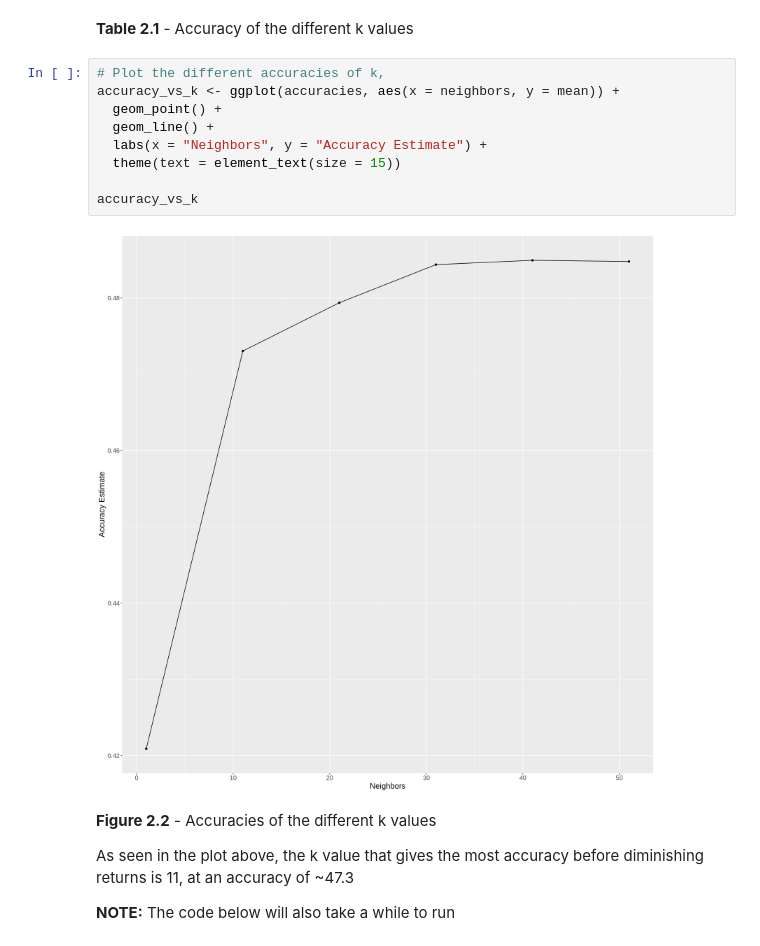
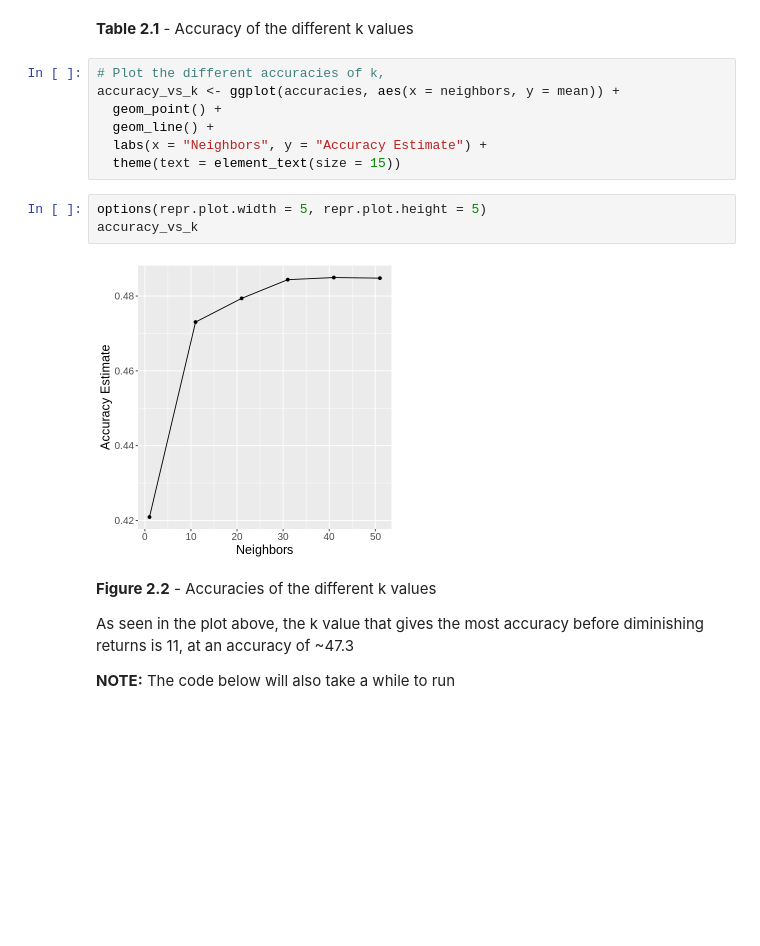
Before and after one commit to DSCI-310-2023/dsci-310-group-04, a Jupyter notebook: genre_classifier_project.ipynb, the cells around one changed output. Saved outputs shown, nothing was run; the diff lists cells and outputs as text; blank space fills up the shorter version.

Commit message:
plots fixed this time for sure

```diff
--- a/genre_classifier_project.ipynb
+++ b/genre_classifier_project.ipynb
@@ -295,10 +295,11 @@ accuracy_vs_k <- ggplot(accuracies, aes(x = neighbors, y = mean)) +
   geom_line() +
   labs(x = "Neighbors", y = "Accuracy Estimate") +
   theme(text = element_text(size = 15))
-
-accuracy_vs_k
-# %% [output]
-[figure, removed]
+# %%
+options(repr.plot.width = 5, repr.plot.height = 5)
+accuracy_vs_k
+# %% [output]
+[figure, added]
 # %% [markdown]
 **Figure 2.2** - Accuracies of the different k values
 
```
